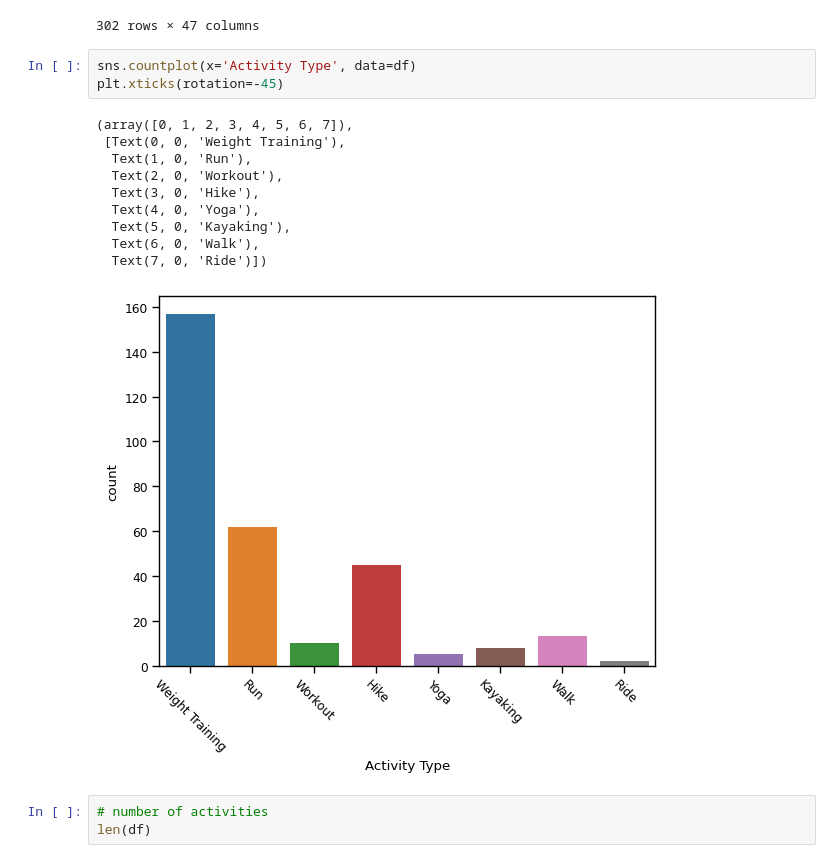
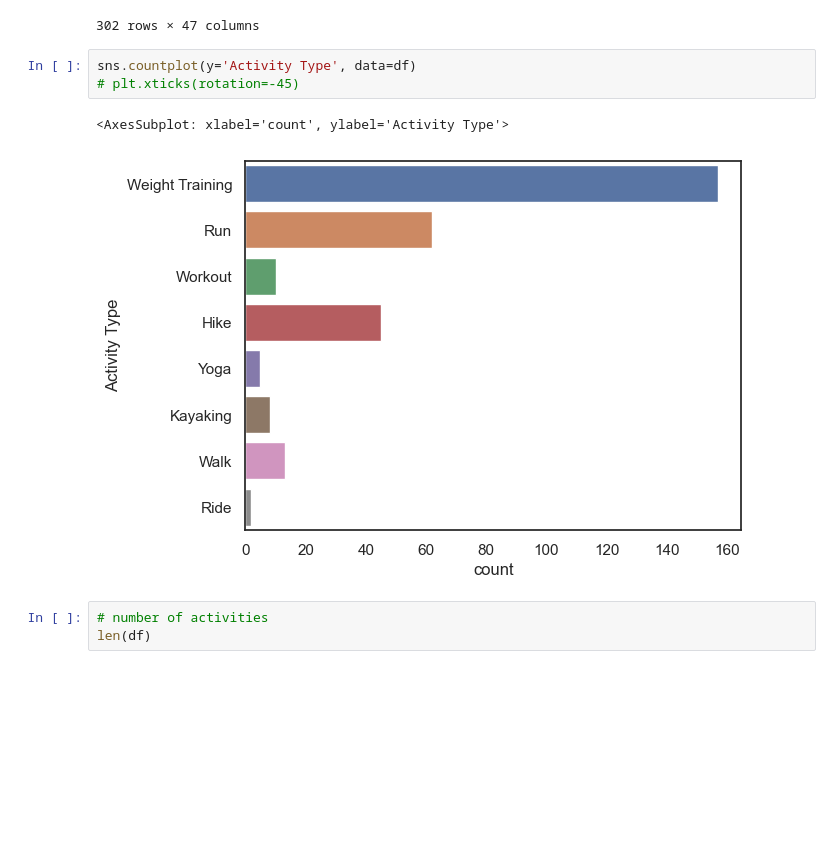
Before and after one commit to dazhaoniel/strava-recap-2022, a Jupyter notebook: strava2022.ipynb, the cells around one changed output. Cells and saved outputs as stored; diff of their text form; blank space fills up the shorter version.

Commit message:
update graph

```diff
--- a/strava2022.ipynb
+++ b/strava2022.ipynb
@@ -79,19 +79,11 @@ df
 | 1346 | 8253632431 | Dec 16, 2022, 1:26:53 AM | Fitbod - Shoulders, Abs | Weight Training | 405.0 Calories, 10 Exercises, 15,... | 5038 | ... |
 302 rows × 47 columns
 # %%
-sns.countplot(x='Activity Type', data=df)
-plt.xticks(rotation=-45)
+sns.countplot(y='Activity Type', data=df)
+# plt.xticks(rotation=-45)
 # %% [output]
-(array([0, 1, 2, 3, 4, 5, 6, 7]),
- [Text(0, 0, 'Weight Training'),
-  Text(1, 0, 'Run'),
-  Text(2, 0, 'Workout'),
-  Text(3, 0, 'Hike'),
-  Text(4, 0, 'Yoga'),
-  Text(5, 0, 'Kayaking'),
-  Text(6, 0, 'Walk'),
-  Text(7, 0, 'Ride')])
+<AxesSubplot: xlabel='count', ylabel='Activity Type'>
-[figure, old version]
+[figure, new version]
 # %%
 # number of activities
 len(df)
```
